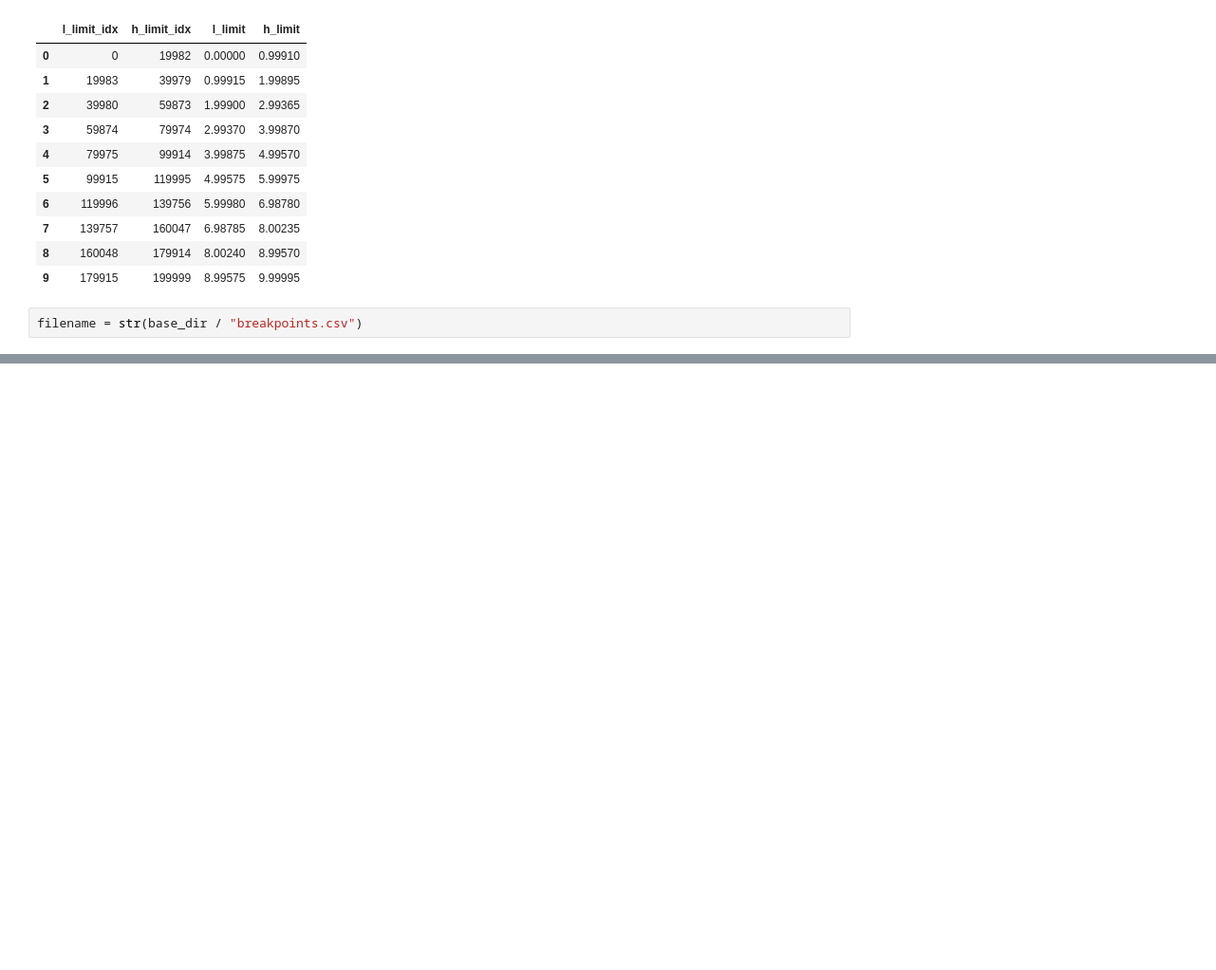
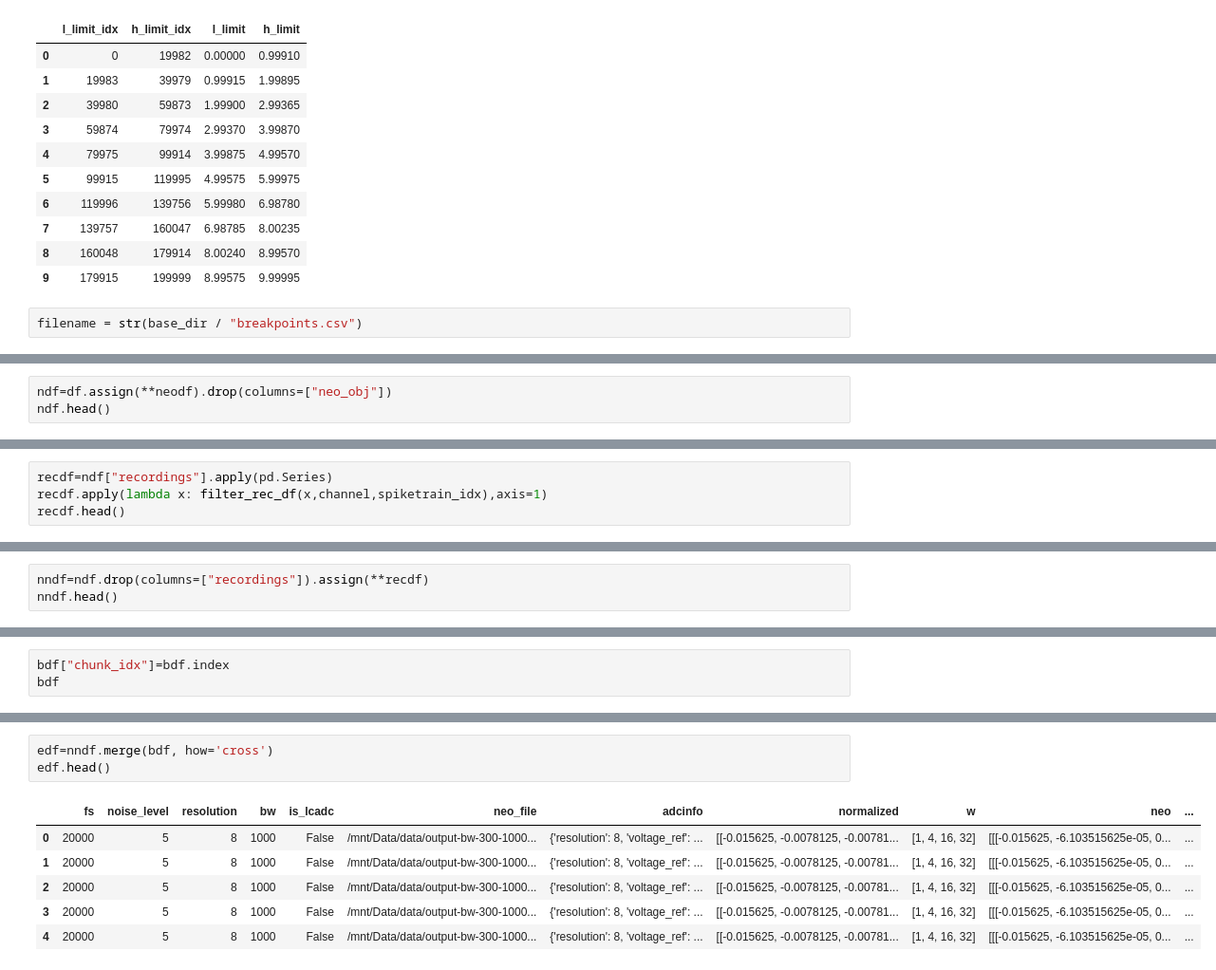
Before and after one commit to LuighiV/eapprocessor, a Jupyter notebook: notebooks/7_Export_signals.ipynb, the cells around one changed output, grey strips where cells are left out. Shown at 95% size. Drawn from its saved outputs; the diff is of its cells as text; blank space fills up the shorter version.

```diff
--- a/notebooks/7_Export_signals.ipynb
+++ b/notebooks/7_Export_signals.ipynb
@@ -285,0 +409,3 @@ export_to_csv(bdf, str(filename),header=True)
+# %%
+ndf=df.assign(**neodf).drop(columns=["neo_obj"])
+ndf.head()
@@ -285,0 +423,4 @@ export_to_csv(bdf, str(filename),header=True)
+# %%
+recdf=ndf["recordings"].apply(pd.Series)
+recdf.apply(lambda x: filter_rec_df(x,channel,spiketrain_idx),axis=1)
+recdf.head()
@@ -285,0 +433,3 @@ export_to_csv(bdf, str(filename),header=True)
+# %%
+nndf=ndf.drop(columns=["recordings"]).assign(**recdf)
+nndf.head()
@@ -285,0 +442,3 @@ export_to_csv(bdf, str(filename),header=True)
+# %%
+bdf["chunk_idx"]=bdf.index
+bdf
@@ -285,0 +457,10 @@ export_to_csv(bdf, str(filename),header=True)
+# %%
+edf=nndf.merge(bdf, how='cross')
+edf.head()
+# %% [output]
+|  | fs | noise_level | resolution | bw | is_lcadc | neo_file | adcinfo | normalized | w | neo | ... |
+| 0 | 20000 | 5 | 8 | 1000 | False | /mnt/Data/data/output-bw-300-1000... | {'resolution': 8, 'voltage_ref': ... | [[-0.015625, -0.0078125, -0.00781... | [1, 4, 16, 32] | [[[-0.015625, -6.103515625e-05, 0... | ... |
+| 1 | 20000 | 5 | 8 | 1000 | False | /mnt/Data/data/output-bw-300-1000... | {'resolution': 8, 'voltage_ref': ... | [[-0.015625, -0.0078125, -0.00781... | [1, 4, 16, 32] | [[[-0.015625, -6.103515625e-05, 0... | ... |
+| 2 | 20000 | 5 | 8 | 1000 | False | /mnt/Data/data/output-bw-300-1000... | {'resolution': 8, 'voltage_ref': ... | [[-0.015625, -0.0078125, -0.00781... | [1, 4, 16, 32] | [[[-0.015625, -6.103515625e-05, 0... | ... |
+| 3 | 20000 | 5 | 8 | 1000 | False | /mnt/Data/data/output-bw-300-1000... | {'resolution': 8, 'voltage_ref': ... | [[-0.015625, -0.0078125, -0.00781... | [1, 4, 16, 32] | [[[-0.015625, -6.103515625e-05, 0... | ... |
+| 4 | 20000 | 5 | 8 | 1000 | False | /mnt/Data/data/output-bw-300-1000... | {'resolution': 8, 'voltage_ref': ... | [[-0.015625, -0.0078125, -0.00781... | [1, 4, 16, 32] | [[[-0.015625, -6.103515625e-05, 0... | ... |
```
Also changed, not shown: parts of 27 cells of this notebook, 2 other files.
